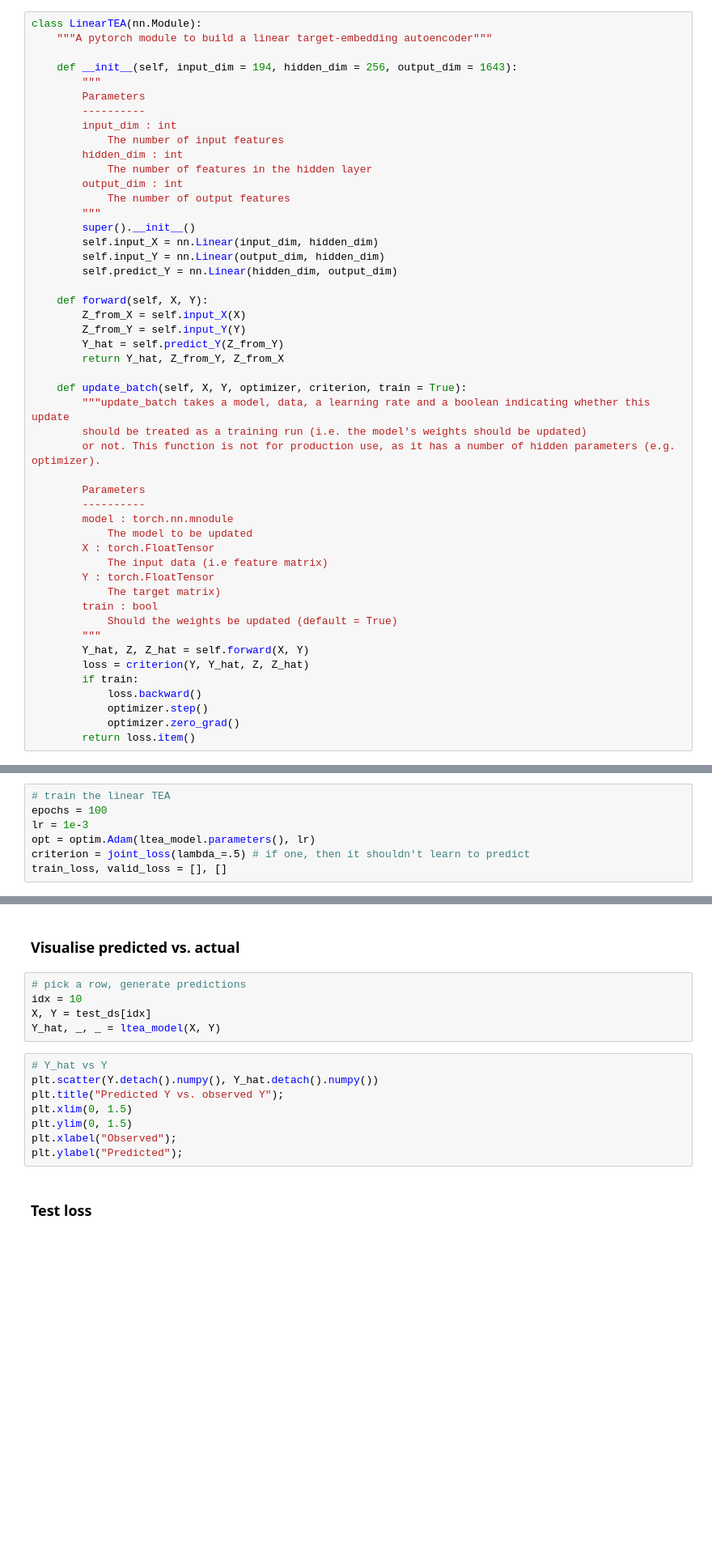
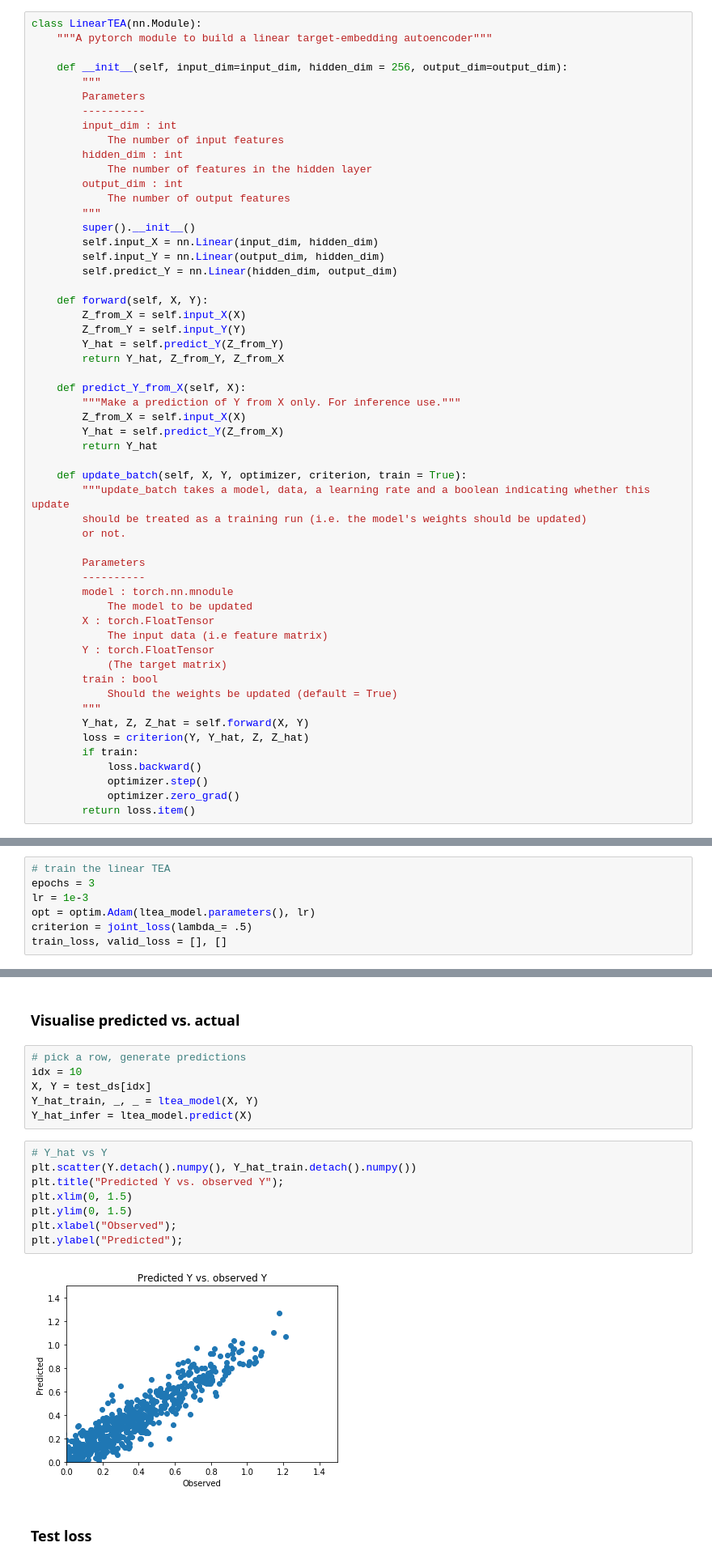
Before and after one commit to notreallyme2/teas, a Jupyter notebook: linear_teas.ipynb, the cells around one changed output, grey strips where cells are left out. Shown: that part at 81% size. Cells and saved outputs as stored; diff of their text form; blank space fills up the shorter version.

```diff
--- a/linear_teas.ipynb
+++ b/linear_teas.ipynb
@@ -149,7 +106,7 @@ plt.ylabel("Predicted");
 class LinearTEA(nn.Module):
     """A pytorch module to build a linear target-embedding autoencoder"""
 
-    def __init__(self, input_dim = 194, hidden_dim = 256, output_dim = 1643):
+    def __init__(self, input_dim=input_dim, hidden_dim = 256, output_dim=output_dim):
         """
         Parameters
         ----------
@@ -171,10 +128,16 @@ class LinearTEA(nn.Module):
         Y_hat = self.predict_Y(Z_from_Y)
         return Y_hat, Z_from_Y, Z_from_X
 
+    def predict_Y_from_X(self, X):
+        """Make a prediction of Y from X only. For inference use."""
+        Z_from_X = self.input_X(X)
+        Y_hat = self.predict_Y(Z_from_X)
+        return Y_hat
+
     def update_batch(self, X, Y, optimizer, criterion, train = True):
         """update_batch takes a model, data, a learning rate and a boolean indicating whether this update
         should be treated as a training run (i.e. the model's weights should be updated)
-        or not. This function is not for production use, as it has a number of hidden parameters (e.g. optimizer).
+        or not.
 
         Parameters
         ----------
@@ -183,7 +146,7 @@ class LinearTEA(nn.Module):
         X : torch.FloatTensor
             The input data (i.e feature matrix)
         Y : torch.FloatTensor
-            The target matrix)
+            (The target matrix)
         train : bool
             Should the weights be updated (default = True)
         """
@@ -224,9 +197,9 @@ ltea_model.predict_Y.load_state_dict(lae_model.output.state_dict(), strict=True)
 # %%
 # train the linear TEA
-epochs = 100
+epochs = 3
 lr = 1e-3
 opt = optim.Adam(ltea_model.parameters(), lr)
-criterion = joint_loss(lambda_=.5) # if one, then it shouldn't learn to predict
+criterion = joint_loss(lambda_= .5)
 train_loss, valid_loss = [], []
 # %%
 for e in tqdm(range(epochs)):
@@ -250,15 +246,18 @@ print("Final valid loss: {}".format(valid_loss[-1]))
 # pick a row, generate predictions
 idx = 10
 X, Y = test_ds[idx]
-Y_hat, _, _ = ltea_model(X, Y)
+Y_hat_train, _, _ = ltea_model(X, Y)
+Y_hat_infer = ltea_model.predict(X)
 # %%
 # Y_hat vs Y
-plt.scatter(Y.detach().numpy(), Y_hat.detach().numpy())
+plt.scatter(Y.detach().numpy(), Y_hat_train.detach().numpy())
 plt.title("Predicted Y vs. observed Y");
 plt.xlim(0, 1.5)
 plt.ylim(0, 1.5)
 plt.xlabel("Observed");
 plt.ylabel("Predicted");
+# %% [output]
+[figure, added]
 # %% [markdown]
 ### Test loss
 # %%
```
Also changed, not shown: parts of 28 cells of this notebook, 12 other files.
